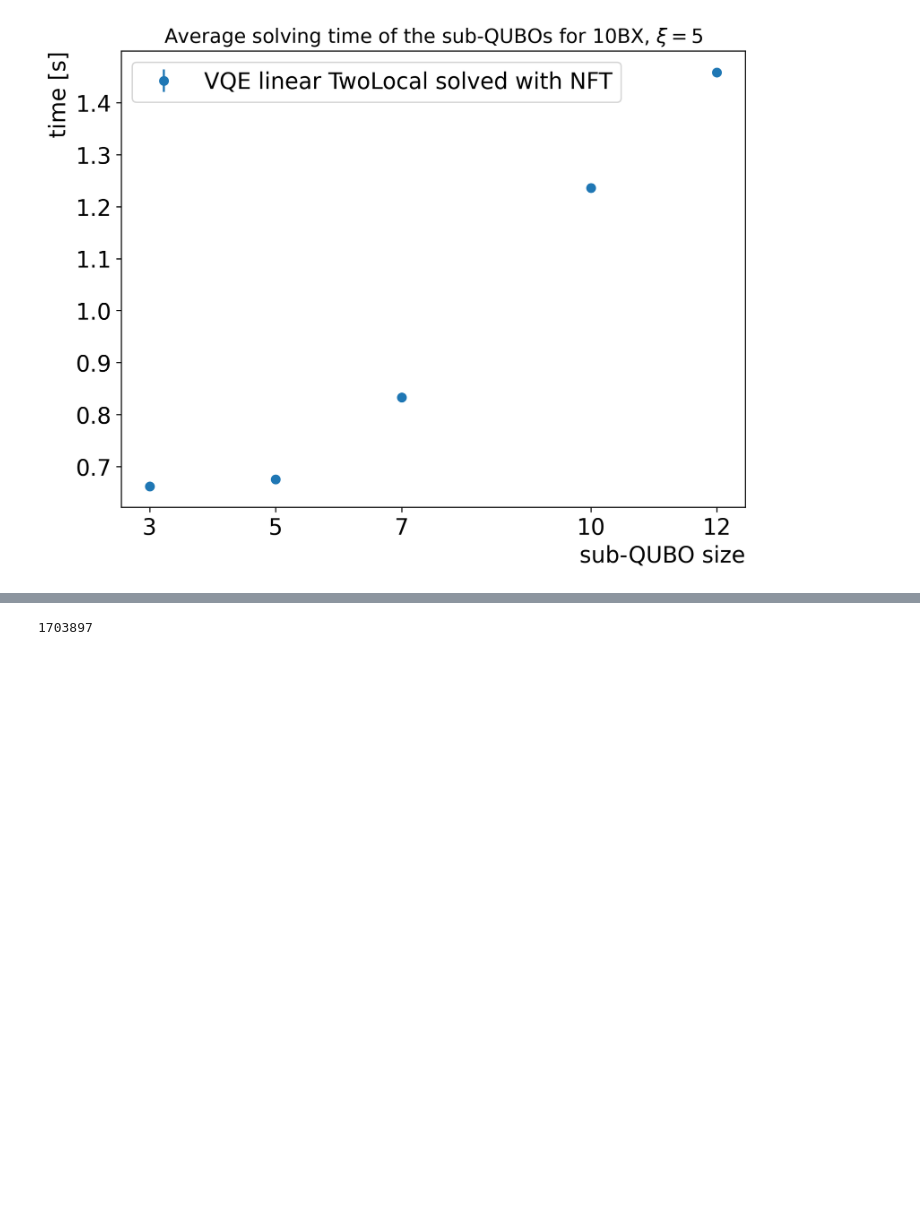
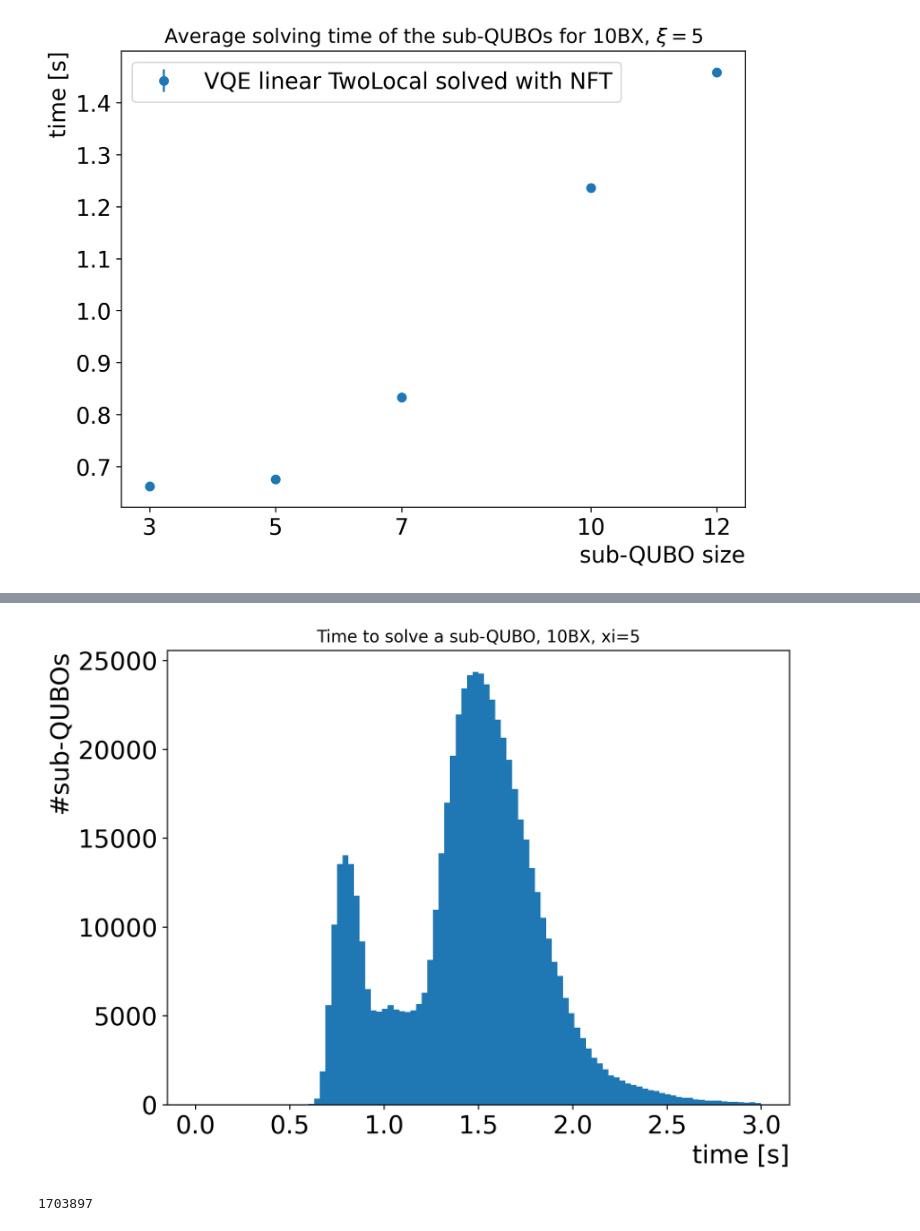
Before and after one commit to davids7788/QUBO-V2, a Jupyter notebook: analysis/Convergence_time_vs_subqubo_size.ipynb, the cells around one changed output, grey strips where cells are left out. Drawn from its saved outputs; the diff is of its cells as text; code cells hidden in the pictures; blank space fills up the shorter version.

```diff
--- a/analysis/Convergence_time_vs_subqubo_size.ipynb
+++ b/analysis/Convergence_time_vs_subqubo_size.ipynb
@@ -304,3 +307,14 @@ for value in solving_success_subqubos_7q:
+# %%
+plt.figure(figsize=(8,6), dpi=250)
+plt.hist([solving_time_subqubos_12q], bins=100, range=(0, 3))
+plt.title("Time to solve a sub-QUBO, 10BX, xi=5")
+plt.xlabel("time [s]", fontsize=18, loc="right")
+plt.xticks(fontsize=18)
+plt.yticks(fontsize=18)
+plt.ylabel("#sub-QUBOs", fontsize=18, loc="top")
+plt.savefig("sub-QUBO_solving_time_hist.pdf", bbox_inches='tight')
+# %% [output]
+[figure, added]
 # %%
 len(solving_time_subqubos_3q)
 # %% [output]
```
Also changed, not shown: parts of 4 cells of this notebook, 3 other files.
